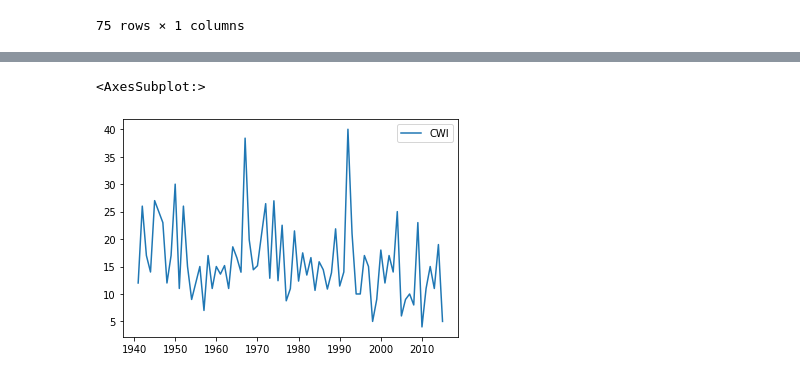
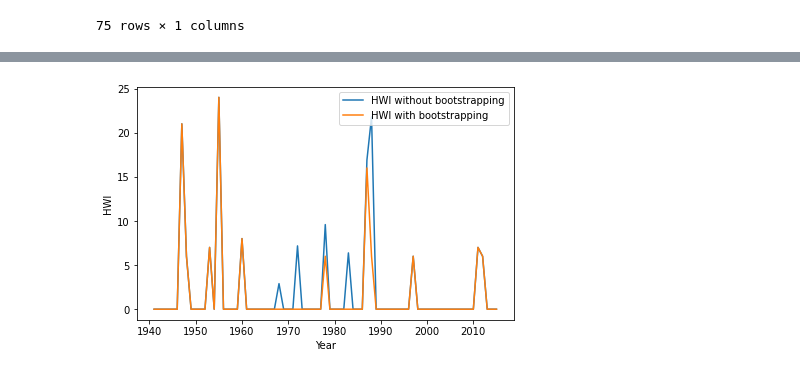
Before and after one commit to ucfjimg/CAP5610-project, a Jupyter notebook: notebooks/redo-wxextract.ipynb, the cells around one changed output, grey strips where cells are left out. Cells and saved outputs as stored; diff of their text form; code cells hidden in the pictures.

Commit message:
Work on final data

```diff
--- a/notebooks/redo-wxextract.ipynb
+++ b/notebooks/redo-wxextract.ipynb
@@ -302,8 +316,22 @@ print(time.time()-t)
 # %%
-CWI.plot()
+HWIBiased = pd.DataFrame({'HWI': hwibiased}, range(1941, 2016))
+CWIBiased = pd.DataFrame({'CWI': cwibiased}, range(1941, 2016))
+
+
+#plt.plot(CWI.index, CWI.CWI)
+#plt.plot(CWIBiased.index, CWIBiased.CWI)
+
+plt.plot(HWI.index, HWI.HWI, label="HWI without bootstrapping")
+plt.plot(HWIBiased.index, HWIBiased.HWI, label="HWI with bootstrapping")
+plt.legend()
+ax = plt.gca()
+ax.set_xlabel("Year")
+ax.set_ylabel("HWI")
+plt.tight_layout()
+plt.savefig("hwi-boost.png")
+plt.show()
 # %% [output]
-<AxesSubplot:>
-[figure, old version]
+[figure, new version]
 # %%
 '''
 dry/wet
```
Also changed, not shown: parts of 6 cells of this notebook, 8 other files.
